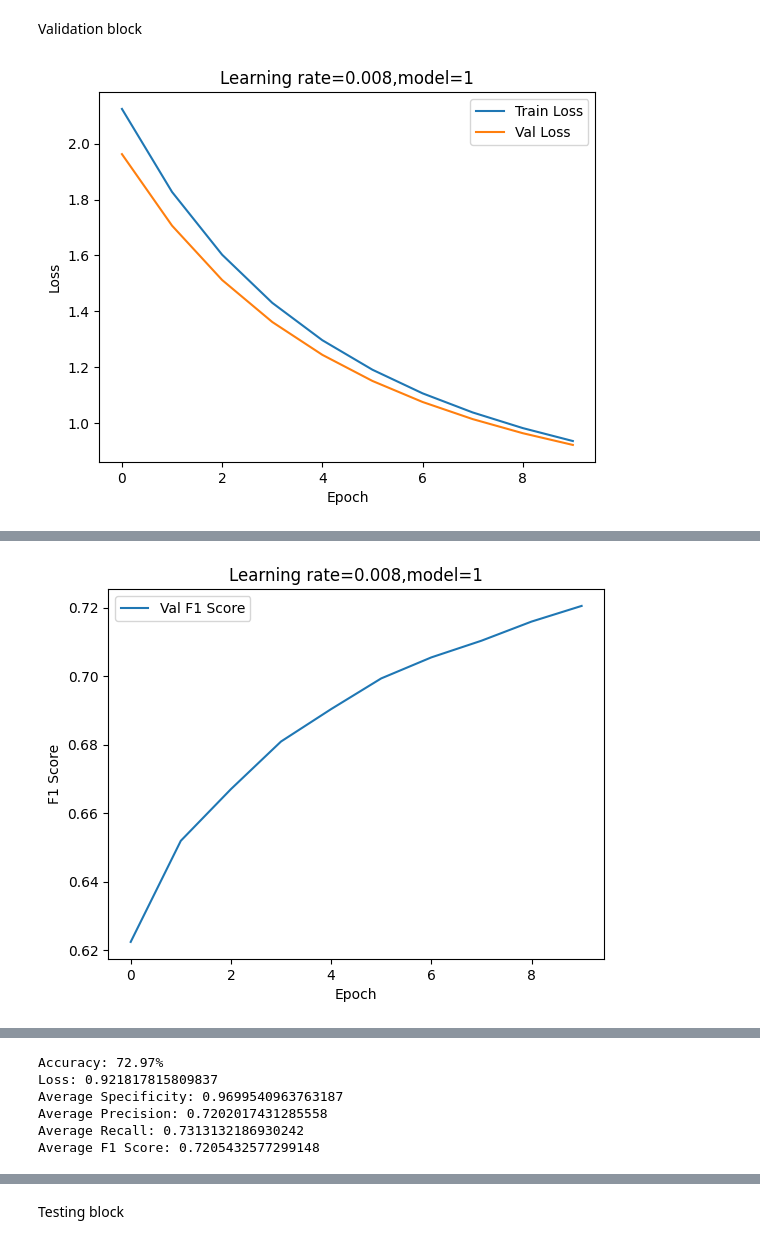
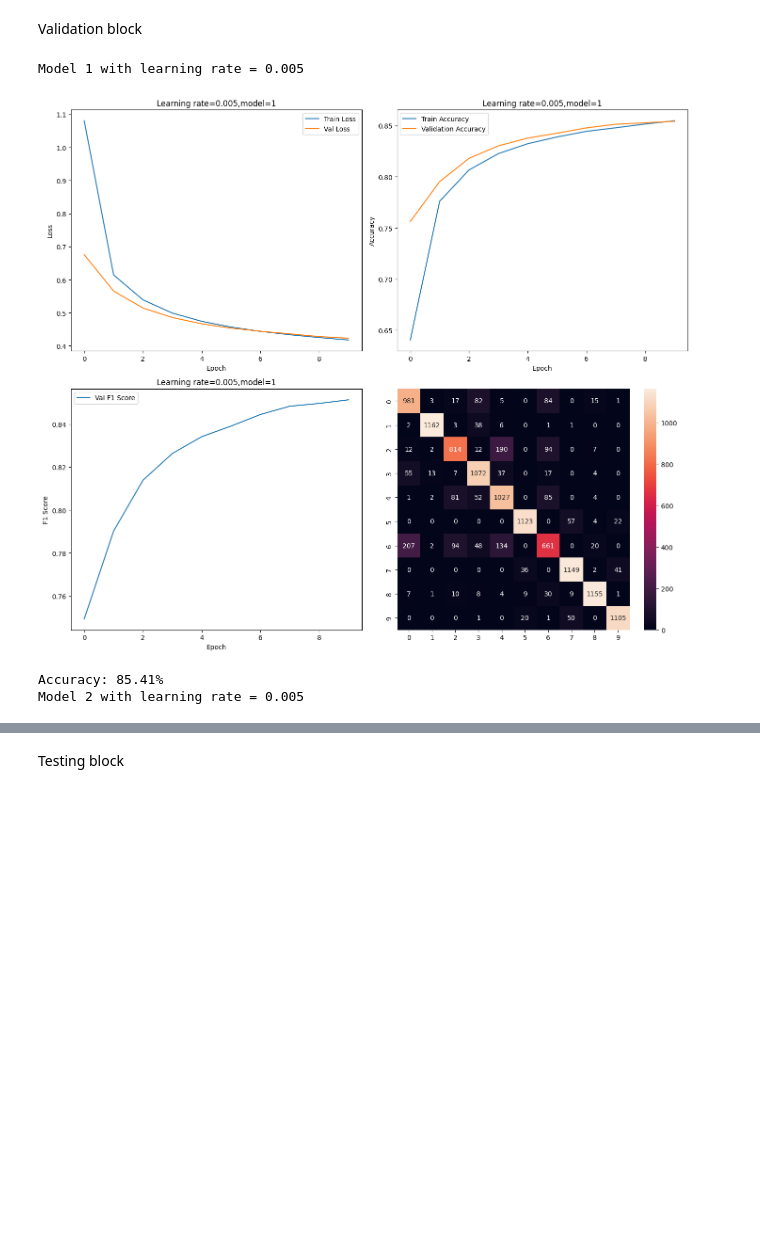
Before and after one commit to saeha303/CSE-472, a Jupyter notebook: offline3.ipynb, the cells around one changed output, grey strips where cells are left out. Cells and saved outputs as stored; diff of their text form; code cells hidden in the pictures; blank space fills up the shorter version.

```diff
--- a/offline3.ipynb
+++ b/offline3.ipynb
@@ -16,6 +17,7 @@ class Dense:
         # Xavier initialization, input_dim+output_dim/input_dim
         self.weights = np.random.randn(input_dim, output_dim) * np.sqrt(2 / (input_dim+output_dim))
         self.bias = np.zeros((1, output_dim))
+        self.grads = {'weights': np.zeros_like(self.weights), 'bias': np.zeros_like(self.bias)}
 
     def forward(self, X):
         # print(f'{self.__class__.__name__}')
@@ -30,12 +32,9 @@ class Dense:
         dL_dinput = np.dot(dL_doutput, self.weights.T)
         dL_dweights = np.dot(self.input.T, dL_doutput)
         dL_dbias = np.sum(dL_doutput, axis=0, keepdims=True)
-
         # Update weights and biases
-        self.grads = {
-            'weights': dL_dweights,
-            'bias': dL_dbias
-        }
+        self.grads['weights'] = dL_dweights
+        self.grads['bias'] = dL_dbias
         return dL_dinput
 # %% [markdown]
 Normalization
@@ -81,11 +80,6 @@ class BatchNormalization:
 
         dL_dinput = dL_dX_norm / self.std + dL_dvar * 2 * self.X_centered / m + dL_dmean / m
 
-        self.grads = {
-            'gamma': dL_dgamma,
-            'beta': dL_dbeta
-        }
-
         return dL_dinput
 # %% [markdown]
 Activation
@@ -123,13 +117,13 @@ class Dropout:
             self.mask = np.random.uniform(0, 1, X.shape) > self.dropout
             # self.mask = np.random.binomial(1, 1 - self.dropout, size=X.shape)
 
-            return X * self.mask.astype(np.float32) / (1.0 - self.dropout)
+            return X * self.mask.astype(np.float32)
 
         return X
 
     # confused about the back propagation
     def backward(self, dL_doutput):
-        return dL_doutput * self.mask / (1.0 - self.dropout)
+        return dL_doutput * self.mask
 # %% [markdown]
 Optimization
 # %%
@@ -590,47 +504,65 @@ Validation block
 # %%
 networks = [
         NeuralNetwork([
-            Dense(28 * 28, 256),
+            Dense(28 * 28, 128),
             ReLU(),
-            Dense(256, 10),
+            Dense(128, 10),
             Softmax()
         ]),
         NeuralNetwork([
-            Dense(28*28, 512),
+            Dense(28 * 28, 256),
+            BatchNormalization(256),
+            ReLU(),
+            Dropout(0.3),
+            Dense(256, 128),
+            BatchNormalization(128),
+            ReLU(),
+            Dropout(0.3),
+            Dense(128, 10),
+            Softmax()
+        ]),
+        NeuralNetwork([
+            Dense(28 * 28, 512),
             BatchNormalization(512),
             ReLU(),
-            Dropout(0.2),
+            Dropout(0.4),
             Dense(512, 256),
             BatchNormalization(256),
             ReLU(),
-            Dropout(0.2),
-            Dense(256, 10),
-            Softmax()
-        ]),
-        NeuralNetwork([
-            Dense(28*28, 256),
-            BatchNormalization(256),
+            Dropout(0.4),
+            Dense(256, 128),
+            BatchNormalization(128),
             ReLU(),
-            Dropout(0.2),
-            Dense(256, 10),
+            Dropout(0.4),
+            Dense(128, 10),
             Softmax()
         ])
     ]
 # The hyperparameter we'll change is the number of neurons in the hidden layer, ranging from n_neurons[0] to n_neurons[-1]
 best_model=None
 best_f1=0.0
-learning_rates = [8e-3, 5e-3, 1e-3, 5e-4]
+best_lr=0.0
+best_model_idx=-1
+learning_rates = [5e-3, 1e-3, 5e-4, 1e-4]
+# learning_rates = [8e-3]
 for learning_rate in learning_rates:
     for index, model in enumerate(networks):
         # Train
-        model.train(X_train, y_train,X_val,y_val,10,64,learning_rate,index+1)
+        print(f"Model {index+1} with learning rate = {learning_rate}")
+        model.train(X_train, y_train,X_val,y_val,10,128,learning_rate,index+1)
 
-        current_accuracy,current_loss,current_f1 = model.evaluate(X_val, y_val)
+        current_accuracy,current_f1 = model.evaluate(X_val, y_val)
 
         if current_f1>best_f1:
             best_f1=current_f1
             best_model=model
-
-best_model.save_model(filepath)
+            best_lr=learning_rate
+            best_model_idx=index+1
+# print(f"Best model: model {best_model_idx} with learning rate = {best_lr}")
+# # save_model(best_model,filepath)
+# best_model.save_model(filepath)
 # %% [output]
+Model 1 with learning rate = 0.005
-[figure, old version]
+[figure, new version]
+Accuracy: 85.41%
+Model 2 with learning rate = 0.005
@@ -638 +569,0 @@ best_model.save_model(filepath)
-[figure, removed]
@@ -640,6 +569,0 @@ best_model.save_model(filepath)
-Accuracy: 72.97%
-Loss: 0.921817815809837
-Average Specificity: 0.9699540963763187
-Average Precision: 0.7202017431285558
-Average Recall: 0.7313132186930242
-Average F1 Score: 0.7205432577299148
```
Also changed, not shown: parts of 13 cells of this notebook.
